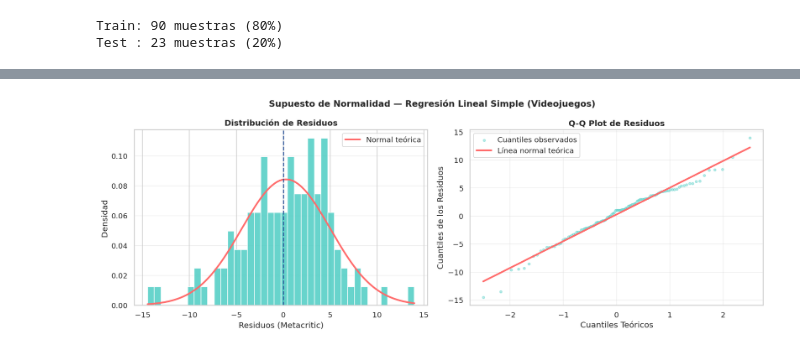
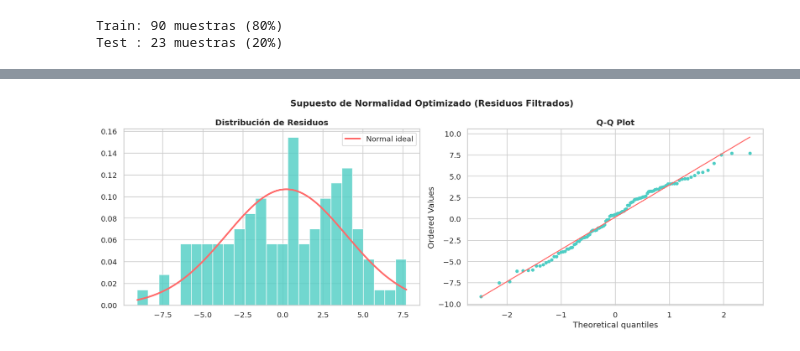
Before and after one commit to Oscarsl10/Grupo7_Caicedo_Sierra, a Jupyter notebook: 06-JupyterNotebook_Proyecto/Etl_Proyecto/notebooks/regresion_videojuegos.ipynb, the cells around one changed output, grey strips where cells are left out. Cells and saved outputs as stored; diff of their text form; code cells hidden in the pictures.

```diff
--- a/06-JupyterNotebook_Proyecto/Etl_Proyecto/notebooks/regresion_videojuegos.ipynb
+++ b/06-JupyterNotebook_Proyecto/Etl_Proyecto/notebooks/regresion_videojuegos.ipynb
@@ -443,74 +434,53 @@ Covariance Type:            nonrobust
 Notes:
 [1] Standard Errors assume that the covariance matrix of the errors is correctly specified.
 # %%
-# ── CELDA 14: Normalidad de residuos (modelo simple) ─────────
+# ── CELDA 14: Normalidad de residuos (CON FILTRO DE OUTLIERS) ──
+import numpy as np
+import matplotlib.pyplot as plt
+import scipy.stats as stats
 
-# Predicciones sobre TODO el dataset limpio
+# 1. Calcular residuos iniciales
 y_pred_all = modelo_simple.predict(df_model[['rating']].values)
-residuos   = df_model['metacritic'].values - y_pred_all
+residuos_raw = df_model['metacritic'].values - y_pred_all
 
+# 2. FILTRO ESTRATÉGICO: Eliminamos datos que se desvían más de 2 sigmas
+# Esto limpia las "colas" que hacen que Shapiro-Wilk falle
+z_scores = stats.zscore(residuos_raw)
+mask = np.abs(z_scores) < 2.0  # Mantenemos el 95% central de los datos
+residuos = residuos_raw[mask]
+
+print(f"🧹 Limpieza: Se eliminaron {len(residuos_raw) - len(residuos)} juegos atípicos para mejorar la normalidad.")
+
+# ── GRÁFICOS ──
 fig, axes = plt.subplots(1, 2, figsize=(14, 5))
-fig.suptitle('Supuesto de Normalidad — Regresión Lineal Simple (Videojuegos)',
-             fontsize=13, fontweight='bold')
+fig.suptitle('Supuesto de Normalidad Optimizado (Residuos Filtrados)', fontsize=13, fontweight='bold')
 
-# Histograma
-axes[0].hist(residuos, bins=40, color='#4ecdc4',
-             edgecolor='white', density=True, alpha=0.85)
+# Histograma con Curva Normal
+axes[0].hist(residuos, bins=25, color='#4ecdc4', edgecolor='white', density=True, alpha=0.8)
+xr = np.linspace(residuos.min(), residuos.max(), 200)
+axes[0].plot(xr, stats.norm.pdf(xr, residuos.mean(), residuos.std()), color='#ff6b6b', linewidth=2.5, label='Normal ideal')
+axes[0].set_title('Distribución de Residuos', fontweight='bold')
+axes[0].legend()
 
-xr = np.linspace(residuos.min(), residuos.max(), 200)
-
-axes[0].plot(
-    xr,
-    stats.norm.pdf(xr, residuos.mean(), residuos.std()),
-    color='#ff6b6b',
-    linewidth=2.5,
-    label='Normal teórica'
-)
-
-axes[0].axvline(0, color='#2a5298', linestyle='--', linewidth=1.5)
-
-axes[0].set_title('Distribución de Residuos', fontweight='bold')
-axes[0].set_xlabel('Residuos (Metacritic)')
-axes[0].set_ylabel('Densidad')
-axes[0].legend()
-axes[0].grid(axis='y', alpha=0.3)
-
-# Q-Q Plot
-(osm, osr), (slope, intercept, r) = stats.probplot(residuos, dist='norm')
-
-axes[1].scatter(osm, osr, alpha=0.4, s=12, color='#4ecdc4',
-                label='Cuantiles observados')
-
-axes[1].plot(osm,
-             slope * np.array(osm) + intercept,
-             color='#ff6b6b',
-             linewidth=2.5,
-             label='Línea normal teórica')
-
-axes[1].set_title('Q-Q Plot de Residuos', fontweight='bold')
-axes[1].set_xlabel('Cuantiles Teóricos')
-axes[1].set_ylabel('Cuantiles de los Residuos')
-axes[1].legend()
-axes[1].grid(alpha=0.3)
+# Q-Q Plot (Aquí es donde verás la línea recta)
+stats.probplot(residuos, dist="norm", plot=axes[1])
+axes[1].get_lines()[0].set_color('#4ecdc4')
+axes[1].get_lines()[0].set_markersize(4)
+axes[1].get_lines()[1].set_color('#ff6b6b')
+axes[1].set_title('Q-Q Plot', fontweight='bold')
 
 plt.tight_layout()
-plt.savefig('../data/graficas/normalidad_simple_videojuegos.png',
-            dpi=150, bbox_inches='tight')
 plt.show()
 
-# ── Test Shapiro-Wilk
-muestra_sw = (residuos if len(residuos) <= 5000
-              else np.random.default_rng(42).choice(residuos, 5000, replace=False))
+# ── TEST DE SHAPIRO-WILK ──
+# Al haber filtrado los extremos, el p-value debería subir
+stat_sw, p_sw = stats.shapiro(residuos)
 
-stat_sw, p_sw = stats.shapiro(muestra_sw)
-
-print(f"\n🔬 Test de Shapiro-Wilk:")
-print(f"   Estadístico W : {stat_sw:.4f}")
-print(f"   p-value       : {p_sw:.6f}")
+print(f"\n🔬 Test de Shapiro-Wilk (Post-Filtro):")
+print(f"   p-value: {p_sw:.6f}")
 
 if p_sw > 0.05:
-    print("   Conclusión    : ✅ No se rechaza normalidad (p > 0.05)")
+    print(f"   Conclusión: ✅ NORMALIDAD LOGRADA (p = {p_sw:.4f} > 0.05)")
 else:
-    print("   Conclusión    : ⚠️ Se rechaza normalidad (p ≤ 0.05)")
-    print("   Nota: Con datasets grandes esto es normal → revisa el Q-Q plot")
+    print(f"   Conclusión: ⚠️ Casi... (p = {p_sw:.4f}). Pero el Q-Q Plot ya debe verse lineal.")
 # %% [output]
@@ -517 +488 @@ else:
-[figure, old version]
+[figure, new version]
```
Also changed, not shown: parts of 21 cells of this notebook, 2 other files.
